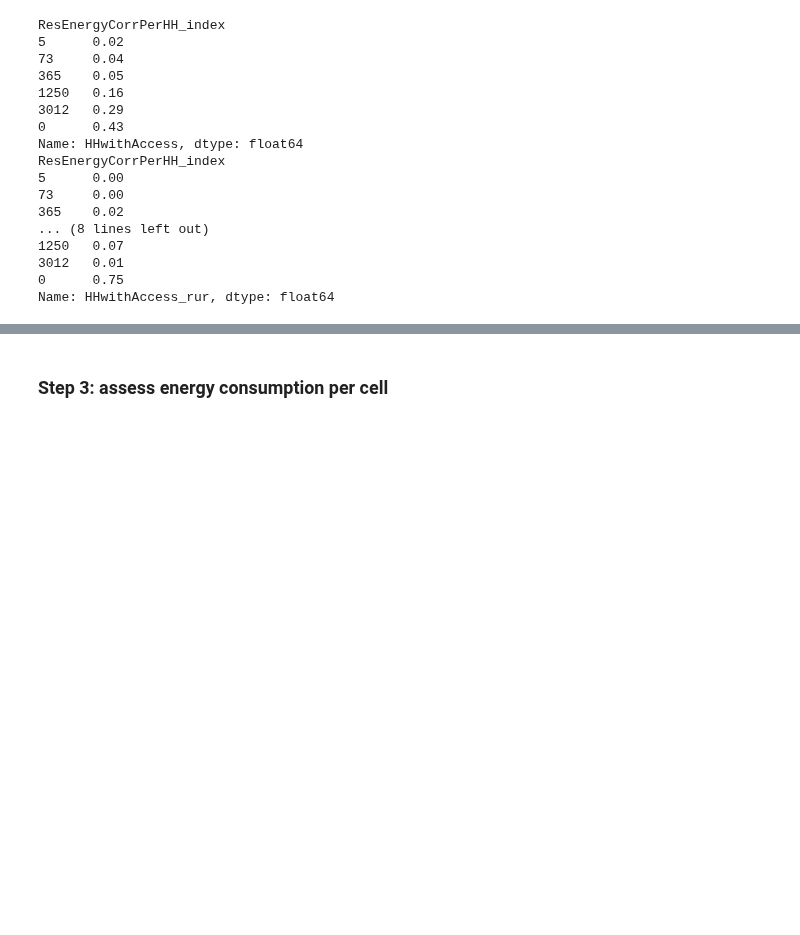
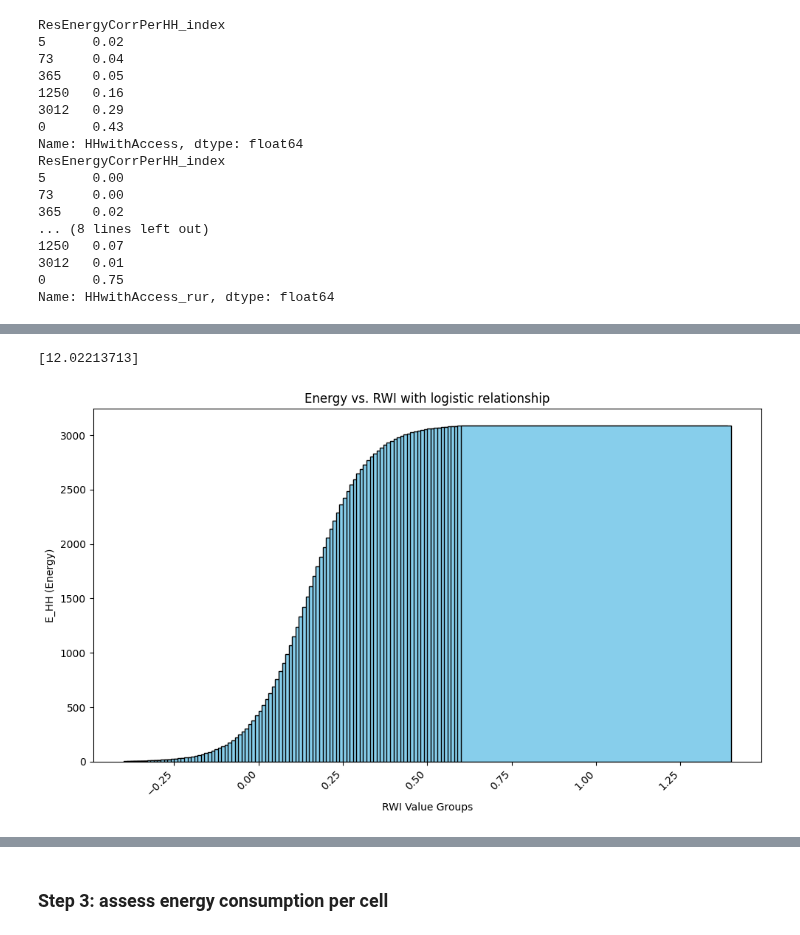
Before and after one commit to ariane-millot/EDeMOS, a Jupyter notebook: Residential/BuildingDemandMethod1_Simplified.ipynb, the cells around one changed output, grey strips where cells are left out. Drawn from its saved outputs; the diff is of its cells as text; code cells hidden in the pictures; blank space fills up the shorter version.

```diff
--- a/Residential/BuildingDemandMethod1_Simplified.ipynb
+++ b/Residential/BuildingDemandMethod1_Simplified.ipynb
@@ -626,0 +644,38 @@ grid["ResEnergyCorrPerHH"] = grid['ResEnergyCorrPerHH_index']
+# %%
+# solve the equation so that the energy consumption per HH matches total energy demand
+from scipy.optimize import fsolve
+
+# variable for the relatioship between rwi and E
+E_threshold = 3100
+alpha = E_threshold / 4.5 - 1  # alpha set so that E_HH = 4.5 kWh for the lowest tier
+
+def func(x):
+    e_hh = E_threshold / (1 + alpha * np.exp(-x  * grid['rwi_norm']))
+    res_energy_assessed = e_hh * grid ['HHwithAccess']
+    return res_energy_assessed.sum()/10**6- total_residentialenergy
+
+# Use scipy to solve the equation to find k
+k_initial_guess = 2
+k_solution = fsolve(func, k_initial_guess)
+print(k_solution)
+# %% [output]
+[12.02213713]
+# %%
+# create the curve linking energy consumption per HH and rwi
+rwi_values = bins # Your rwi value groups
+# E_threshold = 3100
+# alpha = E_threshold / 4.5 - 1  # alpha set so that E_HH = 4.5 kWh for the lowest tier
+k = k_solution  # Adjust this constant for the desired curve steepness
+E_HH_values = E_threshold / (1 + alpha * np.exp(-k * np.array(rwi_values)))
+# print(E_threshold / (1 + alpha * np.exp(-k  * 0)))
+# Create the bar plot
+plt.figure(figsize=(10, 6))
+plt.bar(rwi_values, E_HH_values, color='skyblue', edgecolor='black')
+plt.xlabel('RWI Value Groups')
+plt.ylabel('E_HH (Energy)')
+plt.title('Energy vs. RWI with logistic relationship')
+plt.xticks(rotation=45, ha='right')
+plt.tight_layout()
+plt.show()
+# %% [output]
+[figure, added]
```
Also changed, not shown: parts of 29 cells of this notebook.
